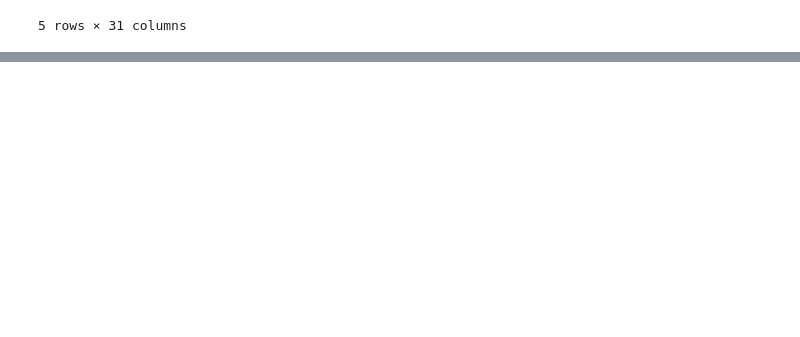
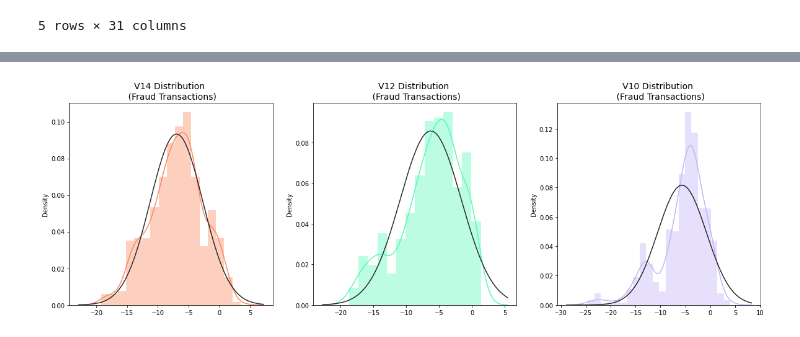
Before and after one commit to ahmedemaraengineer/credit_fraud, a Jupyter notebook: credit_fraud.ipynb, the cells around one changed output, grey strips where cells are left out. Drawn from its saved outputs; the diff is of its cells as text; code cells hidden in the pictures; blank space fills up the shorter version.

```diff
--- a/credit_fraud.ipynb
+++ b/credit_fraud.ipynb
@@ -133,0 +285,21 @@ data.head()
+# %%
+from scipy.stats import norm
+
+f, (ax1, ax2, ax3) = plt.subplots(1,3, figsize=(20, 6))
+
+v14_fraud_dist = new_df['V14'].loc[new_df['Class'] == 1].values
+sns.distplot(v14_fraud_dist,ax=ax1, fit=norm, color='#FB8861')
+ax1.set_title('V14 Distribution \n (Fraud Transactions)', fontsize=14)
+
+v12_fraud_dist = new_df['V12'].loc[new_df['Class'] == 1].values
+sns.distplot(v12_fraud_dist,ax=ax2, fit=norm, color='#56F9BB')
+ax2.set_title('V12 Distribution \n (Fraud Transactions)', fontsize=14)
+
+
+v10_fraud_dist = new_df['V10'].loc[new_df['Class'] == 1].values
+sns.distplot(v10_fraud_dist,ax=ax3, fit=norm, color='#C5B3F9')
+ax3.set_title('V10 Distribution \n (Fraud Transactions)', fontsize=14)
+
+plt.show()
+# %% [output]
+[figure, added]
```
Also changed, not shown: parts of 52 cells of this notebook, 1 other file.
